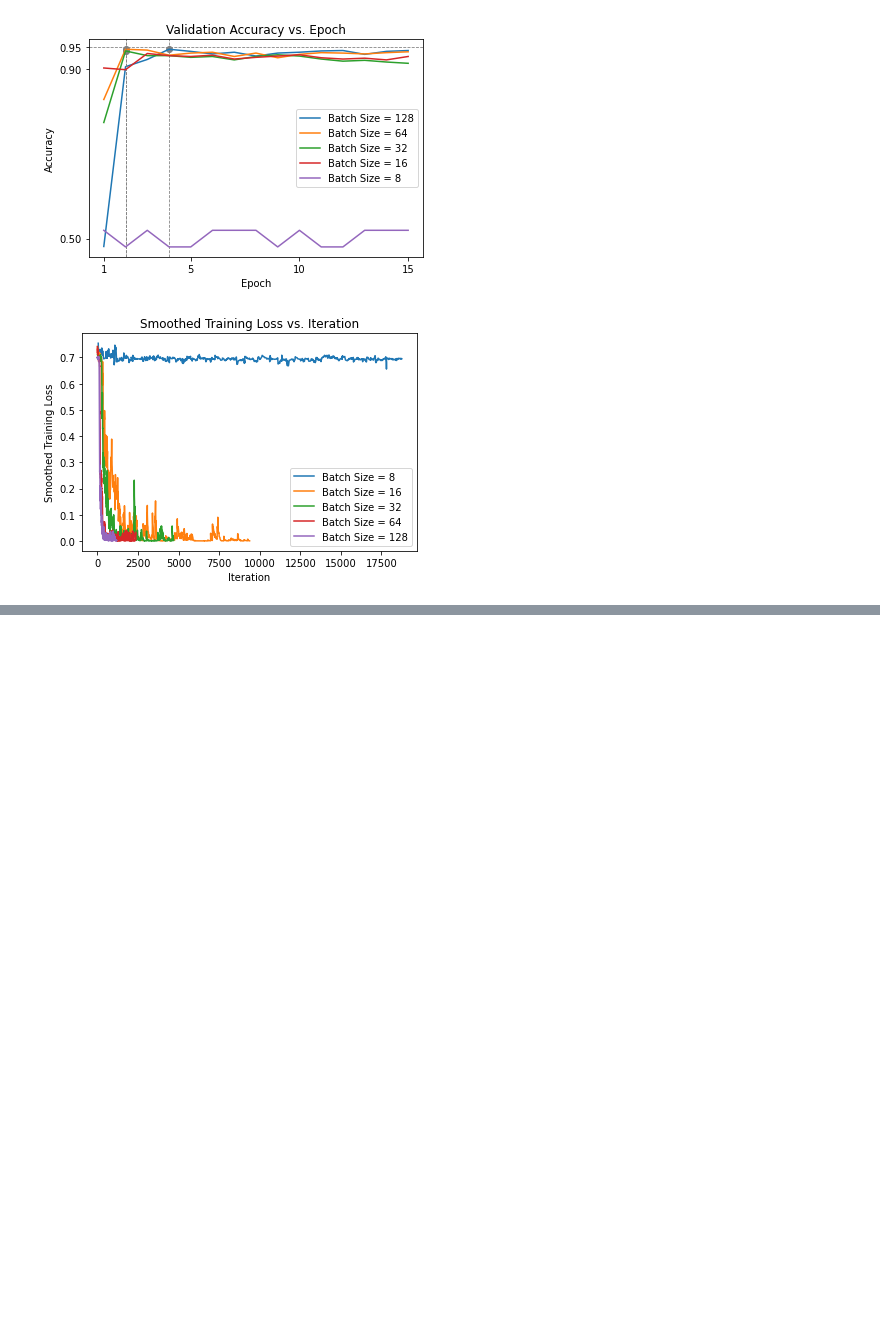
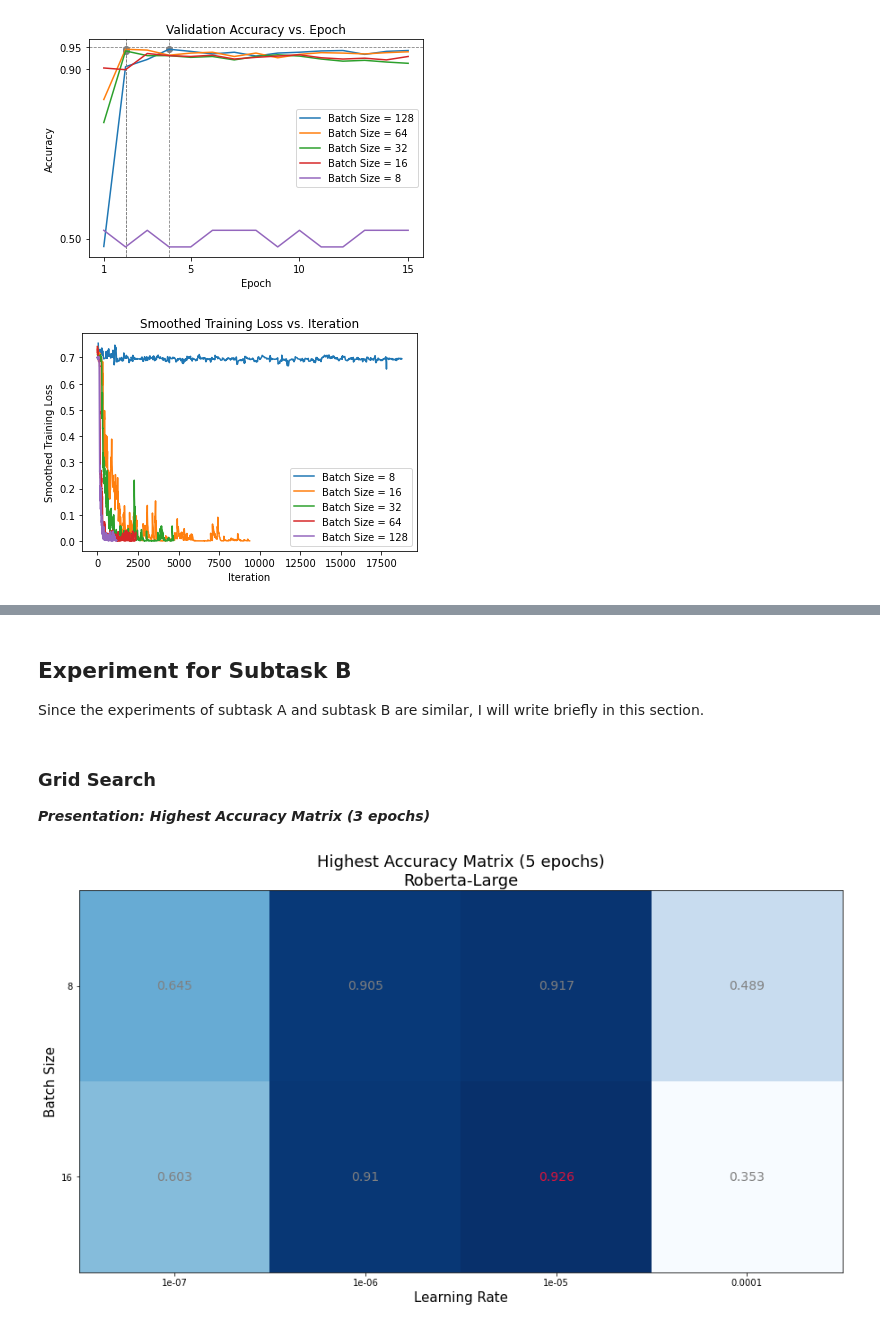
Before and after one commit to LetianLee/MSc-Project-SemEval2020-Task4, a Jupyter notebook: MSc Project/Experiment/Experiment Workflow.ipynb, the cells around one changed output, grey strips where cells are left out. Drawn from its saved outputs; the diff is of its cells as text; code cells hidden in the pictures; blank space fills up the shorter version.

Commit message:
Update Experiment code and result.

```diff
--- a/MSc Project/Experiment/Experiment Workflow.ipynb
+++ b/MSc Project/Experiment/Experiment Workflow.ipynb
@@ -471,0 +480,49 @@ plt.show()
+# %% [markdown]
+## Experiment for Subtask B
+Since the experiments of subtask A and subtask B are similar, I will write briefly in this section.
+# %% [markdown]
+### Grid Search
+***Presentation: Highest Accuracy Matrix (3 epochs)***
+# %%
+save_img_pathB = "./ExperimentResult_B/"
+# %%
+"""
+Round 1: Grid Search
+Presentation: Highest Accuracy Matrix (5 epochs)
+"""
+import matplotlib.pyplot as plt
+import numpy as np
+import pandas as pd
+
+
+def plot_accuracy_matrix(accuracy_matrix, model_name, xticks=None, yticks=None):
+    plt.figure(figsize=(20, 6.5))
+    plt.imshow(accuracy_matrix.transpose(),cmap='Blues')
+    plt.tight_layout()
+
+    maximum_value = np.max(accuracy_matrix)
+    for i in range(accuracy_matrix.shape[0]):
+        for j in range(accuracy_matrix.shape[1]):
+            plt.text(i, j, '%s' % round(accuracy_matrix[i,j],3), ha='center', va= 'center',fontsize=14,
+                     color = "crimson" if accuracy_matrix[i,j] == maximum_value else "gray")
+
+    plt.xlabel('Learning Rate',fontdict={'weight': 'normal', 'size': 15})
+    plt.ylabel('Batch Size',fontdict={'weight': 'normal', 'size': 15})
+    if len(accuracy_matrix) == 6:
+        plt.xticks(list(range(6)),[1e-7,1e-6,1e-5,1e-4,1e-3,1e-2])
+        plt.yticks(list(range(6)),[8,16,32,64,128,256])
+    if len(accuracy_matrix) == 4:
+        plt.xticks(list(range(4)),[1e-7,1e-6,1e-5,1e-4])
+        plt.yticks(list(range(2)),[8,16])
+    plt.title("Highest Accuracy Matrix (5 epochs)\n%s" % model_name,fontdict={'weight': 'normal', 'size': 18})
+    plt.savefig(save_img_pathB + "Round 1 - GridSearch - HighestAccuracyMatrix - %s.png" % model_name, bbox_inches='tight')
+    plt.show()
+# %%
+# Roberta-Large
+data_path = "./ExperimentResult_B/Round1_GridSearch_Roberta-Large/Roberta-Large_Adam_CrossEntropy-Round1_GridSearch.csv"
+data = pd.read_csv(data_path, header=0)
+accuracy_matrix = np.array(data["Highest Accuracy"]).reshape(4,2)
+
+plot_accuracy_matrix(accuracy_matrix, "Roberta-Large")
+# %% [output]
+[figure, added]
```
Also changed, not shown: parts of 1 cell of this notebook, 20 other files.
